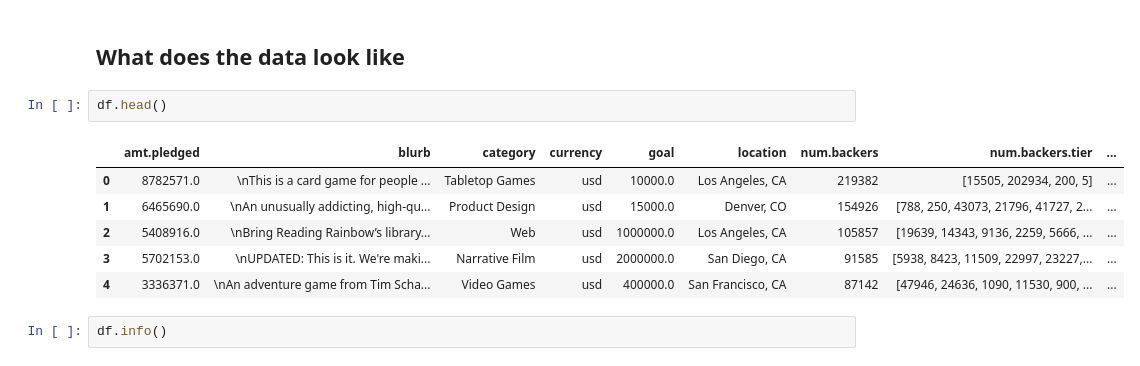
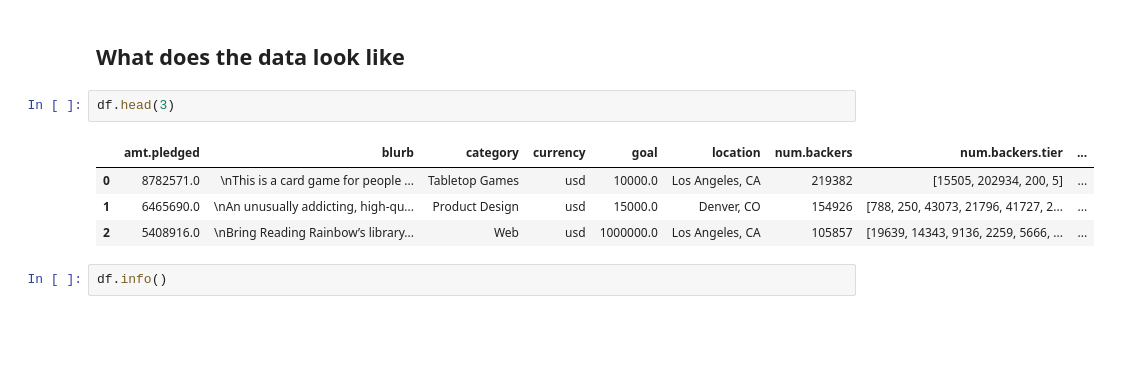
Before and after one commit to spockl/ga-dsi-1, a Jupyter notebook: projects/group-eda/kickstarter.ipynb, the cells around one changed output. Saved outputs shown, nothing was run; the diff lists cells and outputs as text; blank space fills up the shorter version.

```diff
--- a/projects/group-eda/kickstarter.ipynb
+++ b/projects/group-eda/kickstarter.ipynb
@@ -33,14 +40,12 @@ df = pd.read_csv("https://raw.githubusercontent.com/socathie/paperplane/master/d
 # %% [markdown]
 ## What does the data look like
 # %%
-df.head()
+df.head(3)
 # %% [output]
 |  | amt.pledged | blurb | category | currency | goal | location | num.backers | num.backers.tier | ... |
 | 0 | 8782571.0 | \nThis is a card game for people ... | Tabletop Games | usd | 10000.0 | Los Angeles, CA | 219382 | [15505, 202934, 200, 5] | ... |
 | 1 | 6465690.0 | \nAn unusually addicting, high-qu... | Product Design | usd | 15000.0 | Denver, CO | 154926 | [788, 250, 43073, 21796, 41727, 2... | ... |
 | 2 | 5408916.0 | \nBring Reading Rainbow’s library... | Web | usd | 1000000.0 | Los Angeles, CA | 105857 | [19639, 14343, 9136, 2259, 5666, ... | ... |
-| 3 | 5702153.0 | \nUPDATED: This is it. We're maki... | Narrative Film | usd | 2000000.0 | San Diego, CA | 91585 | [5938, 8423, 11509, 22997, 23227,... | ... |
-| 4 | 3336371.0 | \nAn adventure game from Tim Scha... | Video Games | usd | 400000.0 | San Francisco, CA | 87142 | [47946, 24636, 1090, 11530, 900, ... | ... |
 # %%
 df.info()
 # %% [output]
```
Also changed, not shown: parts of 72 cells of this notebook, 5 other files.
